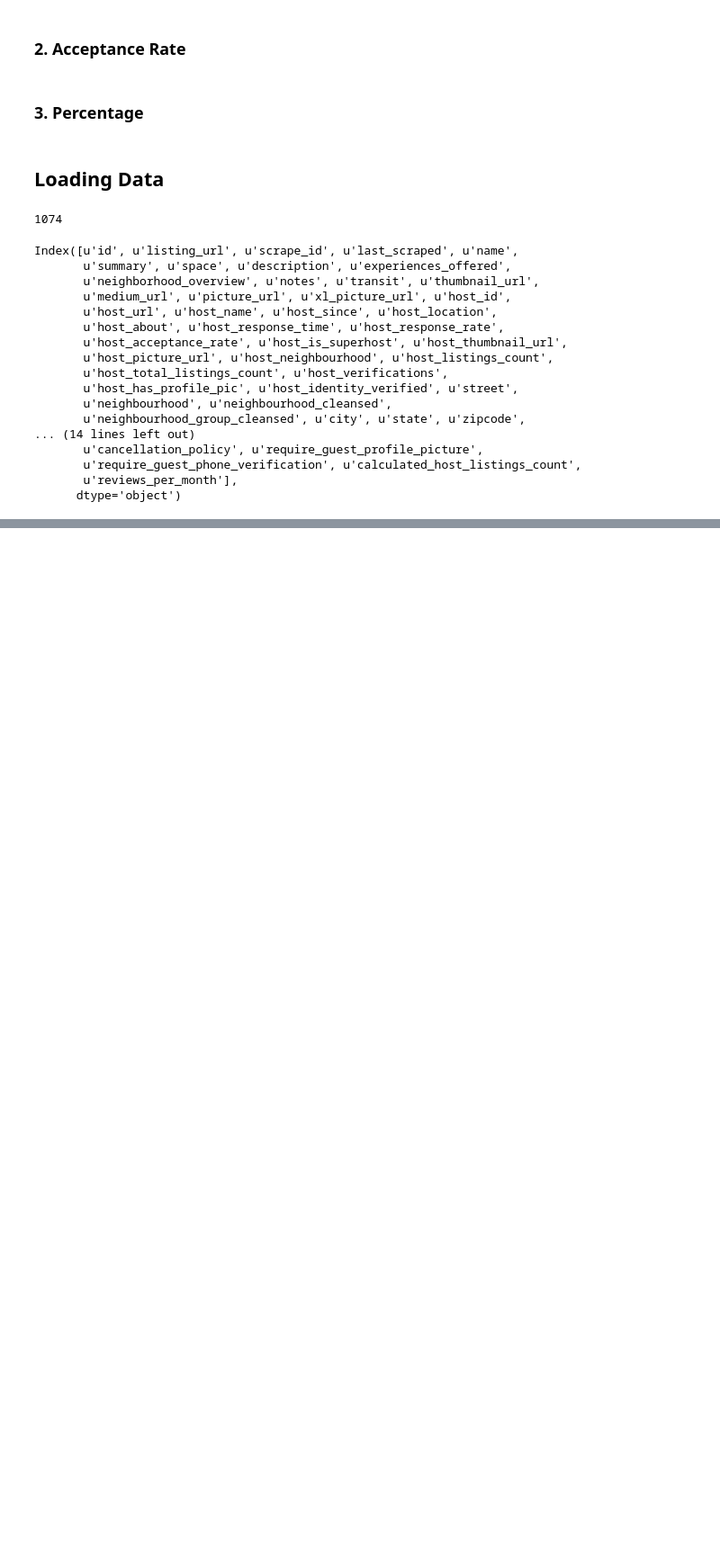
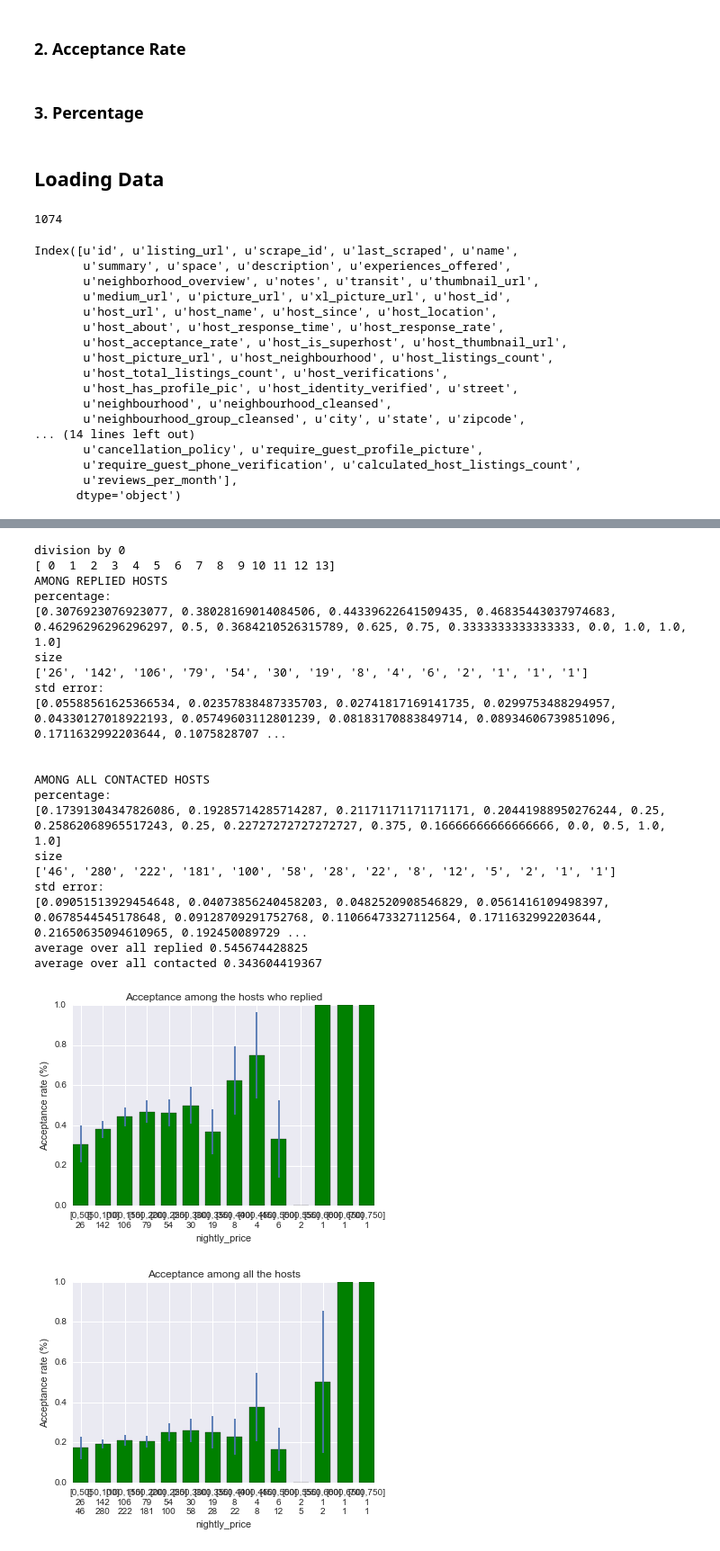
Before and after one commit to DataShackforAirbnb/AirBnbNegotiate, a Jupyter notebook: DataAnalysis/Data Analytics for Final Presentation.ipynb, the cells around one changed output, grey strips where cells are left out. Shown: that part at 90% size. Saved outputs shown, nothing was run; the diff lists cells and outputs as text; code cells hidden in the pictures; blank space fills up the shorter version.

```diff
--- a/DataAnalysis/Data Analytics for Final Presentation.ipynb
+++ b/DataAnalysis/Data Analytics for Final Presentation.ipynb
@@ -295,0 +458,2 @@ Index([u'id', u'listing_url', u'scrape_id', u'last_scraped', u'name',
+# %%
+acc_price = acceptance_rate_continuous('nightly_price', range(0,800,50))
@@ -295,0 +498,26 @@ Index([u'id', u'listing_url', u'scrape_id', u'last_scraped', u'name',
+# %%
+size= float(0.2)
+plot_percentage(acc_price, "continuous", "g", 1)
+# %% [output]
+division by 0
+[ 0  1  2  3  4  5  6  7  8  9 10 11 12 13]
+AMONG REPLIED HOSTS
+percentage:
+[0.3076923076923077, 0.38028169014084506, 0.44339622641509435, 0.46835443037974683, 0.46296296296296297, 0.5, 0.3684210526315789, 0.625, 0.75, 0.3333333333333333, 0.0, 1.0, 1.0, 1.0]
+size
+['26', '142', '106', '79', '54', '30', '19', '8', '4', '6', '2', '1', '1', '1']
+std error:
+[0.05588561625366534, 0.02357838487335703, 0.02741817169141735, 0.0299753488294957, 0.04330127018922193, 0.05749603112801239, 0.08183170883849714, 0.08934606739851096, 0.1711632992203644, 0.1075828707 ...
+
+
+AMONG ALL CONTACTED HOSTS
+percentage:
+[0.17391304347826086, 0.19285714285714287, 0.21171171171171171, 0.20441988950276244, 0.25, 0.25862068965517243, 0.25, 0.22727272727272727, 0.375, 0.16666666666666666, 0.0, 0.5, 1.0, 1.0]
+size
+['46', '280', '222', '181', '100', '58', '28', '22', '8', '12', '5', '2', '1', '1']
+std error:
+[0.09051513929454648, 0.04073856240458203, 0.0482520908546829, 0.0561416109498397, 0.0678544545178648, 0.09128709291752768, 0.11066473327112564, 0.1711632992203644, 0.21650635094610965, 0.192450089729 ...
+average over all replied 0.545674428825
+average over all contacted 0.343604419367
+[figure, added]
+[figure, added]
```
Also changed, not shown: parts of 35 cells of this notebook.
